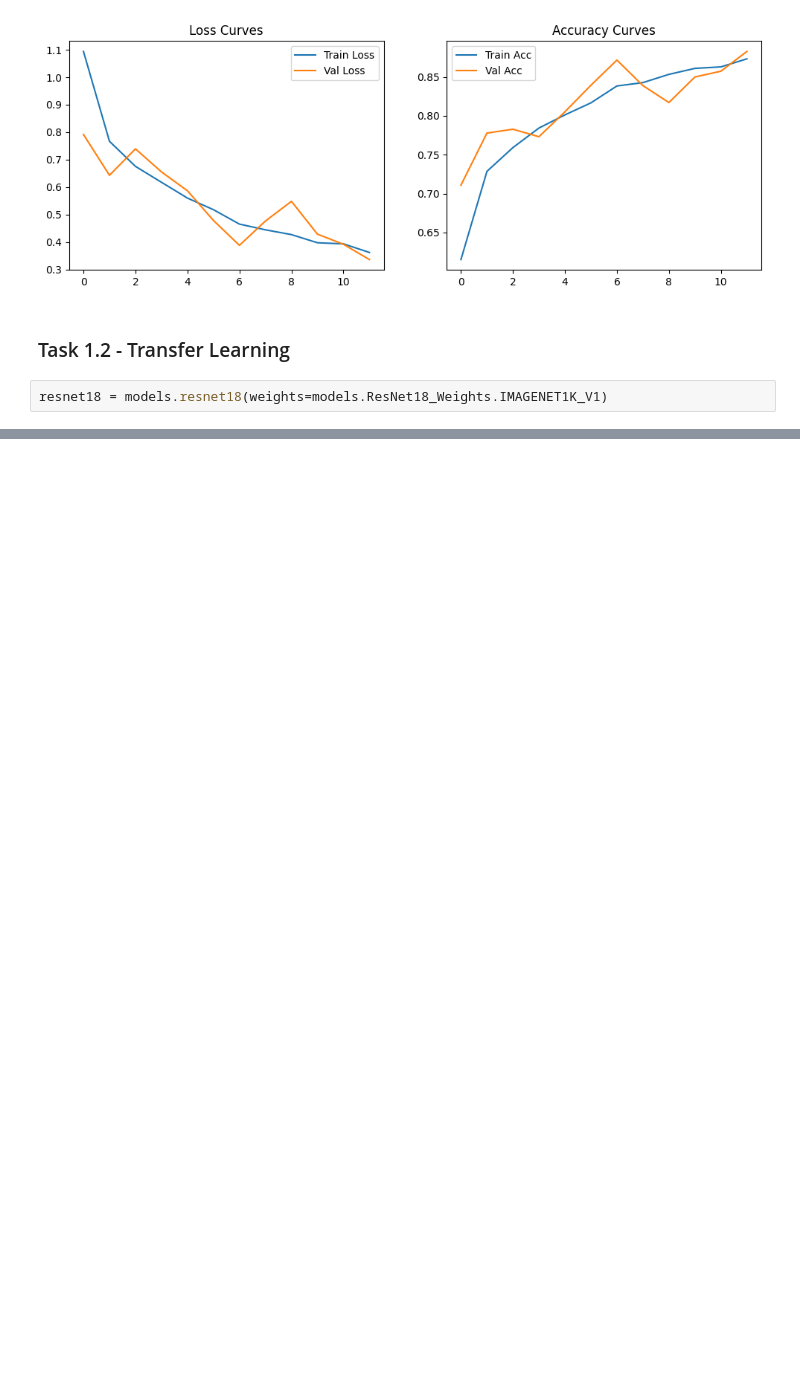
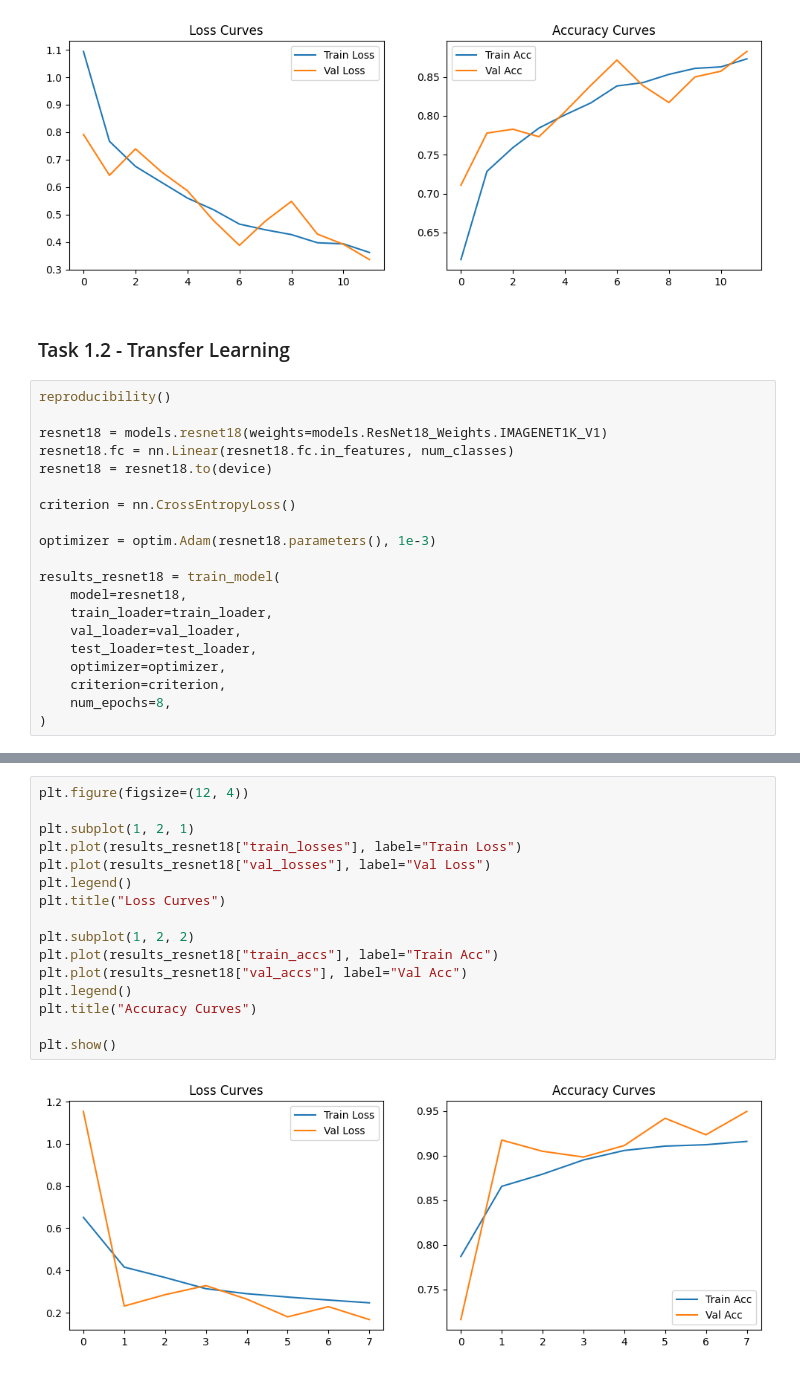
Before and after one commit to dboutzounis/Satellite-Data-Comparative-Study, a Jupyter notebook: satellite_image_classification.ipynb, the cells around one changed output, grey strips where cells are left out. Saved outputs shown, nothing was run; the diff lists cells and outputs as text; blank space fills up the shorter version.

Commit message:
ran resnet18 frozen and fine tuned but needs inspection

```diff
--- a/satellite_image_classification.ipynb
+++ b/satellite_image_classification.ipynb
@@ -380,5 +418,23 @@ plt.show()
 # %% [markdown]
 ### Task 1.2 - Transfer Learning
 # %%
+reproducibility()
+
 resnet18 = models.resnet18(weights=models.ResNet18_Weights.IMAGENET1K_V1)
+resnet18.fc = nn.Linear(resnet18.fc.in_features, num_classes)
+resnet18 = resnet18.to(device)
+
+criterion = nn.CrossEntropyLoss()
+
+optimizer = optim.Adam(resnet18.parameters(), 1e-3)
+
+results_resnet18 = train_model(
+    model=resnet18,
+    train_loader=train_loader,
+    val_loader=val_loader,
+    test_loader=test_loader,
+    optimizer=optimizer,
+    criterion=criterion,
+    num_epochs=8,
+)
 # %% [output]
@@ -385,0 +452,18 @@ Downloading: "https://download.pytorch.org/models/resnet18-f37072fd.pth" to /roo
+# %%
+plt.figure(figsize=(12, 4))
+
+plt.subplot(1, 2, 1)
+plt.plot(results_resnet18["train_losses"], label="Train Loss")
+plt.plot(results_resnet18["val_losses"], label="Val Loss")
+plt.legend()
+plt.title("Loss Curves")
+
+plt.subplot(1, 2, 2)
+plt.plot(results_resnet18["train_accs"], label="Train Acc")
+plt.plot(results_resnet18["val_accs"], label="Val Acc")
+plt.legend()
+plt.title("Accuracy Curves")
+
+plt.show()
+# %% [output]
+[figure, added]
```
Also changed, not shown: parts of 9 cells of this notebook.
